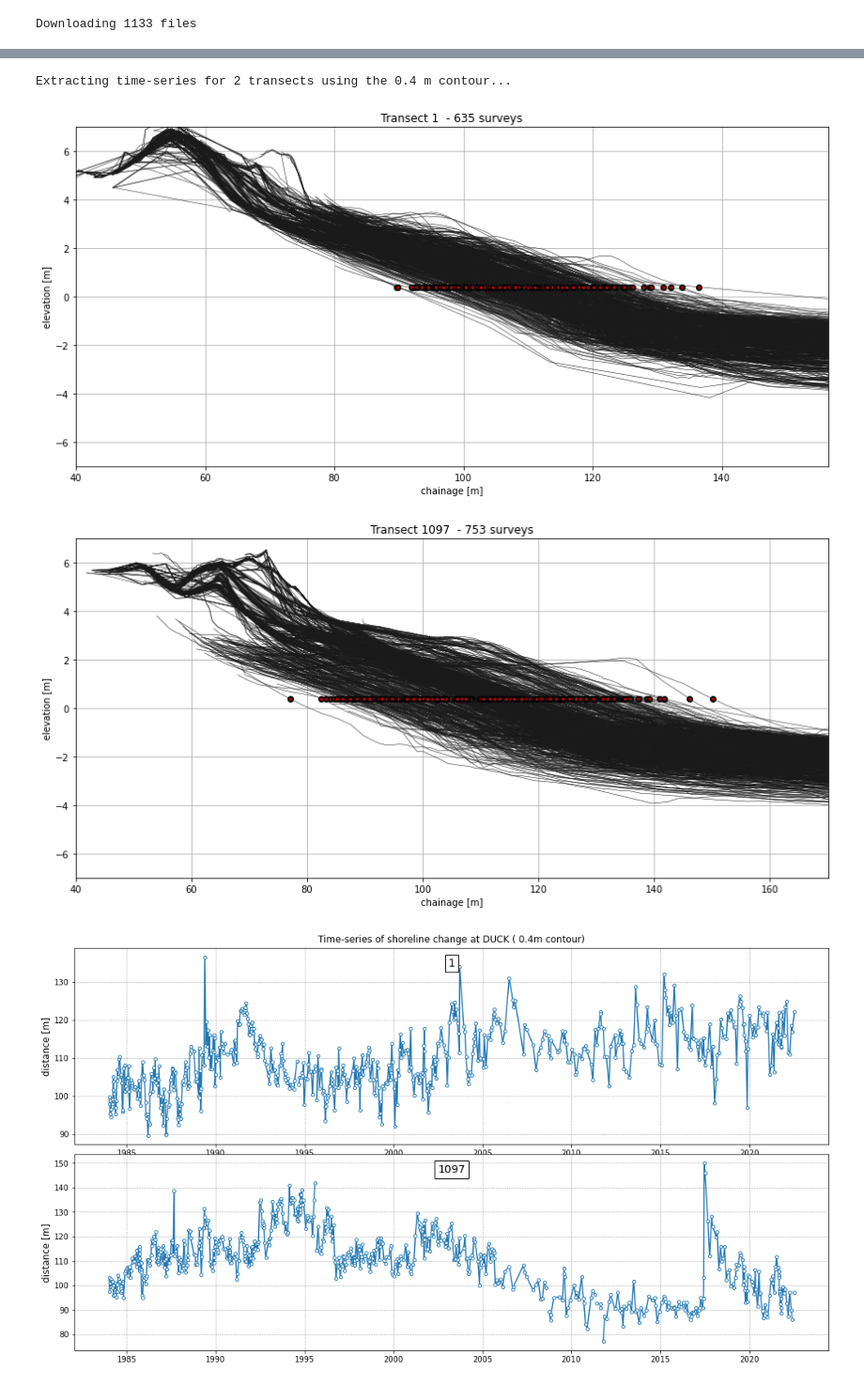
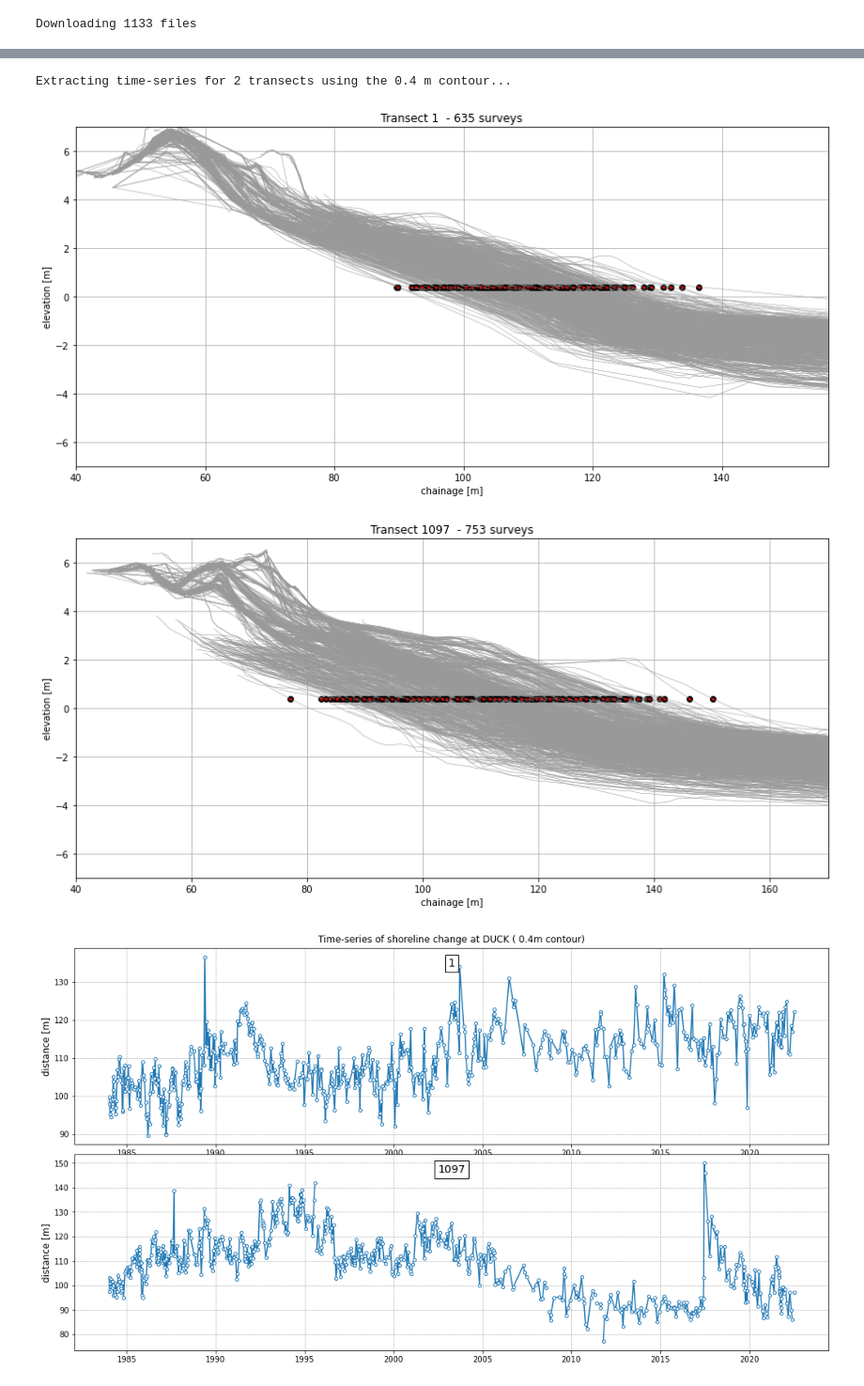
Before and after one commit to SatelliteShorelines/SDS_Benchmark, a Jupyter notebook: notebooks/1_preprocess_datasets.ipynb, the cells around one changed output, grey strips where cells are left out. Shown at 94% size. Saved outputs shown, nothing was run; the diff lists cells and outputs as text; code cells hidden in the pictures.

```diff
--- a/notebooks/1_preprocess_datasets.ipynb
+++ b/notebooks/1_preprocess_datasets.ipynb
@@ -237,36 +307,36 @@ for i in range(len(pf_names)):
         # sort by chainages
         idx_sorted = np.argsort(chainages)
         chainages = chainages[idx_sorted]
         elevations = elevations[idx_sorted]
         chainages_interp = np.arange(np.min(chainages)-1,np.max(chainages)+1,1)
         elevations_interp = np.interp(chainages_interp,chainages,elevations)
         # use interpolation to extract the chainage at the contour level
         f = interpolate.interp1d(elevations_interp, chainages_interp, bounds_error=False)
         chainage_contour_level = float(f(contour_level))
         plt.plot(chainage_contour_level,contour_level,'ko')
         topo_profiles[pf_names[i]]['chainages'].append(chainage_contour_level)
         topo_profiles[pf_names[i]]['dates'].append(date)
-        ax.plot(chainages,elevations,'-',c='0.1',lw=0.5)
+        ax.plot(chainages,elevations,'-',c='0.6',lw=0.5)
         ax.plot(chainage_contour_level,contour_level,'ro',ms=2,mfc='None')
 
     # convert to np.array
     topo_profiles[pf_names[i]]['chainages'] = np.array(topo_profiles[pf_names[i]]['chainages'])
     if len(topo_profiles[pf_names[i]]['dates']) > 0:
         ax.set(title = 'Transect %s  - %d surveys'%(pf_names[i],len(topo_profiles[pf_names[i]]['dates'])),
                xlabel='chainage [m]', ylabel='elevation [m]', ylim=[-7,7],
                xlim=[40,np.nanmax(topo_profiles[pf_names[i]]['chainages'])+20])
         fig.savefig(os.path.join(fp_figs, 'transect_%s.jpg'%pf_names[i]), dpi=100)
     else:
         topo_profiles.pop(pf_names[i])
         plt.close(fig)
 
 # save survey data
 with open(os.path.join(data_folder, 'DUCK_groundtruth' + '.pkl'), 'wb') as f:
     pickle.dump(topo_profiles, f)
 # %% [output]
 Extracting time-series for 2 transects using the 0.4 m contour...
-[figure, old version]
+[figure, new version]
-[figure, old version]
+[figure, new version]
 # %%
 # plot time-series for each transect
 fig = plt.figure(figsize=[15,8], tight_layout=True)
```
Also changed, not shown: parts of 7 cells of this notebook, 3 other files.
